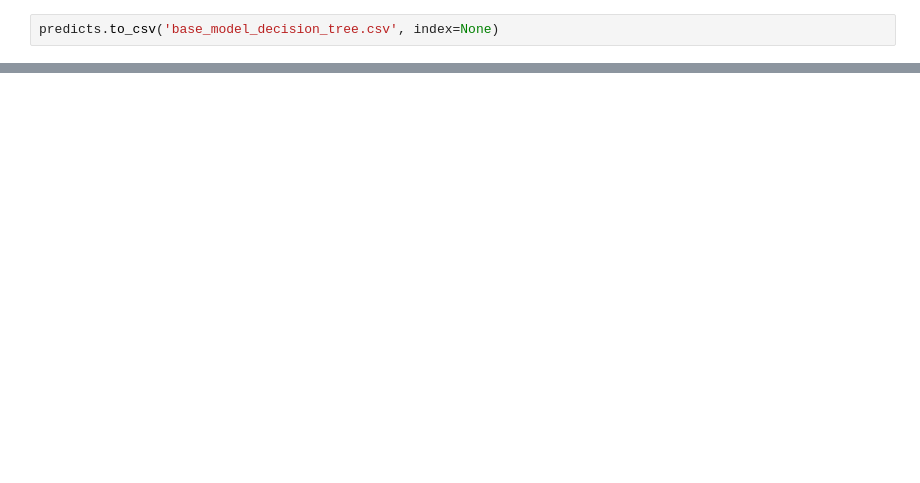
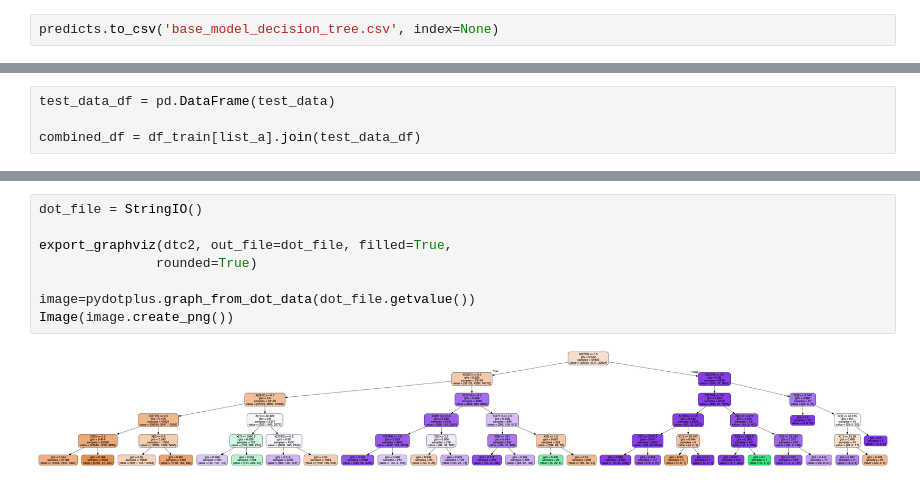
Before and after one commit to hoffm386/tanzania-water-wells, a Jupyter notebook: notebooks/exploratory/EDA_KW.ipynb, the cells around one changed output, grey strips where cells are left out. Cells and saved outputs as stored; diff of their text form; blank space fills up the shorter version.

```diff
--- a/notebooks/exploratory/EDA_KW.ipynb
+++ b/notebooks/exploratory/EDA_KW.ipynb
@@ -259,0 +403,4 @@ dtc.fit(X_train, y_train)
+# %%
+test_data_df = pd.DataFrame(test_data)
+
+combined_df = df_train[list_a].join(test_data_df)
@@ -259,0 +421,10 @@ dtc.fit(X_train, y_train)
+# %%
+dot_file = StringIO()
+
+export_graphviz(dtc2, out_file=dot_file, filled=True,
+               rounded=True)
+
+image=pydotplus.graph_from_dot_data(dot_file.getvalue())
+Image(image.create_png())
+# %% [output]
+[figure, added]
```
Also changed, not shown: parts of 38 cells of this notebook.
